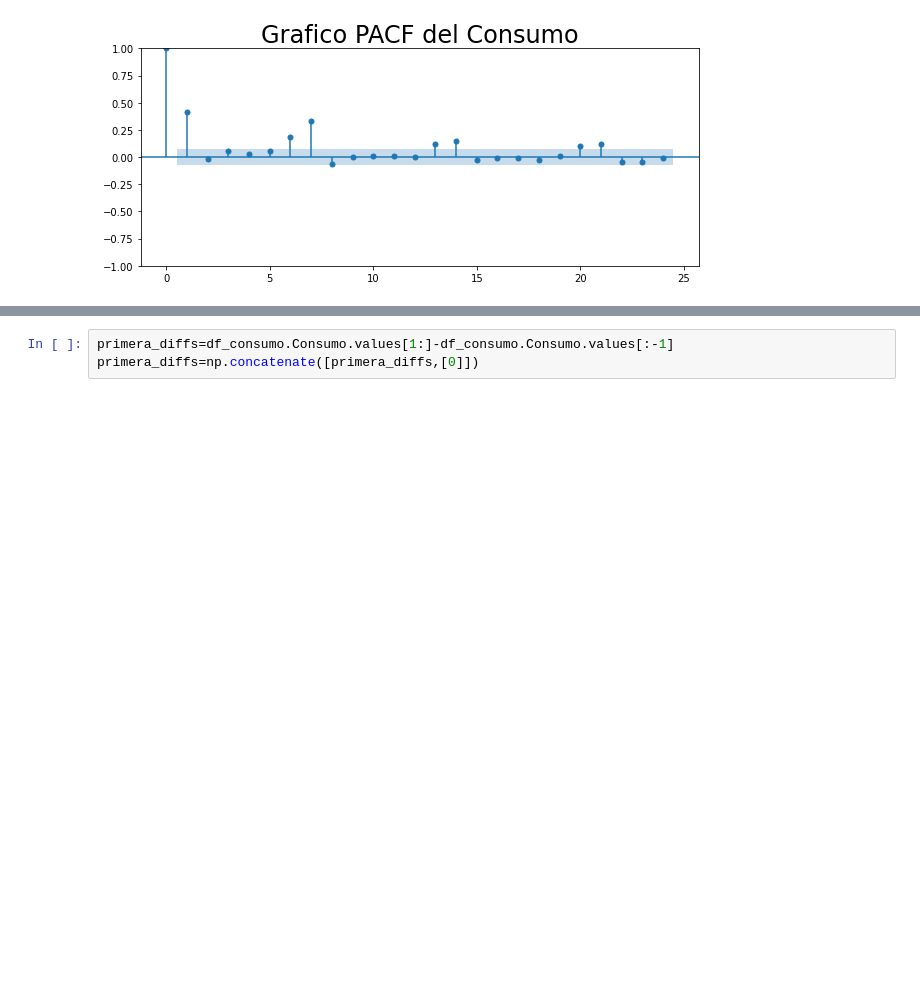
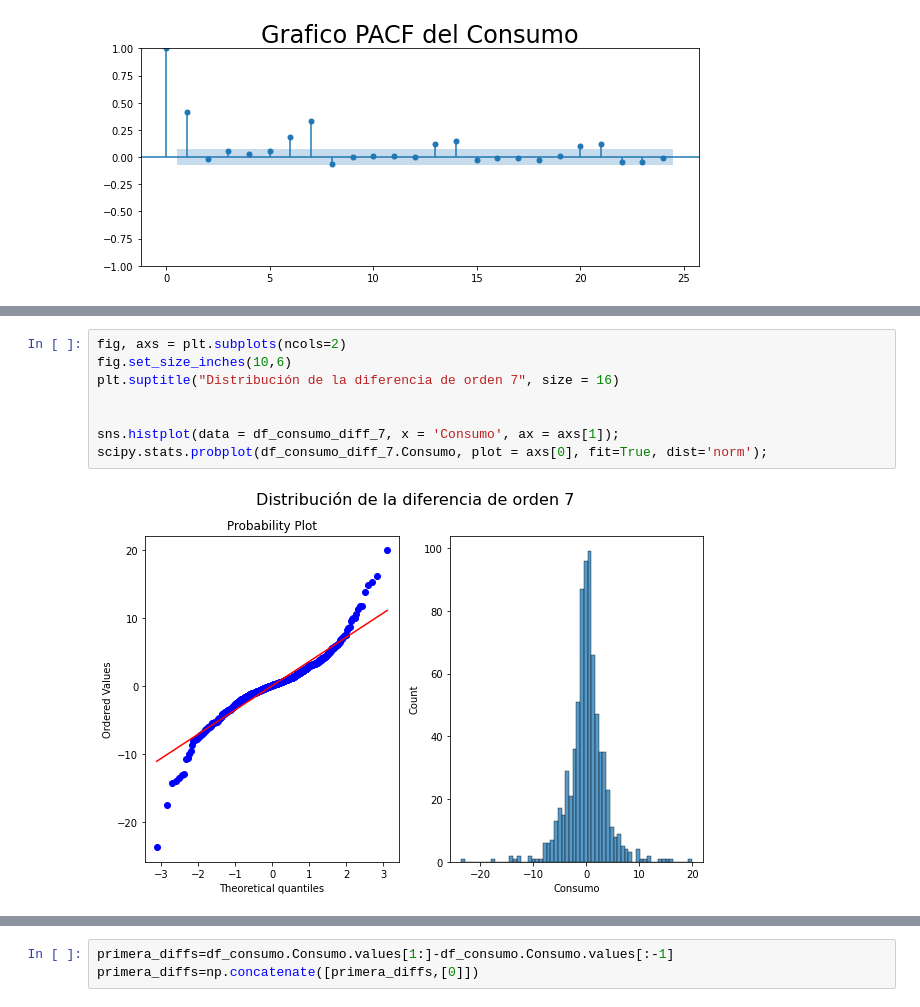
Before and after one commit to rstvz90/AST_G4, a Jupyter notebook: TP_G4_Consumo.ipynb, the cells around one changed output, grey strips where cells are left out. Cells and saved outputs as stored; diff of their text form; blank space fills up the shorter version.

```diff
--- a/TP_G4_Consumo.ipynb
+++ b/TP_G4_Consumo.ipynb
@@ -419,0 +524,10 @@ APLICAMOS UNA TRANSFORMACION DE LA SERIE
+# %%
+fig, axs = plt.subplots(ncols=2)
+fig.set_size_inches(10,6)
+plt.suptitle("Distribución de la diferencia de orden 7", size = 16)
+
+
+sns.histplot(data = df_consumo_diff_7, x = 'Consumo', ax = axs[1]);
+scipy.stats.probplot(df_consumo_diff_7.Consumo, plot = axs[0], fit=True, dist='norm');
+# %% [output]
+[figure, added]
```
Also changed, not shown: parts of 135 cells of this notebook.
